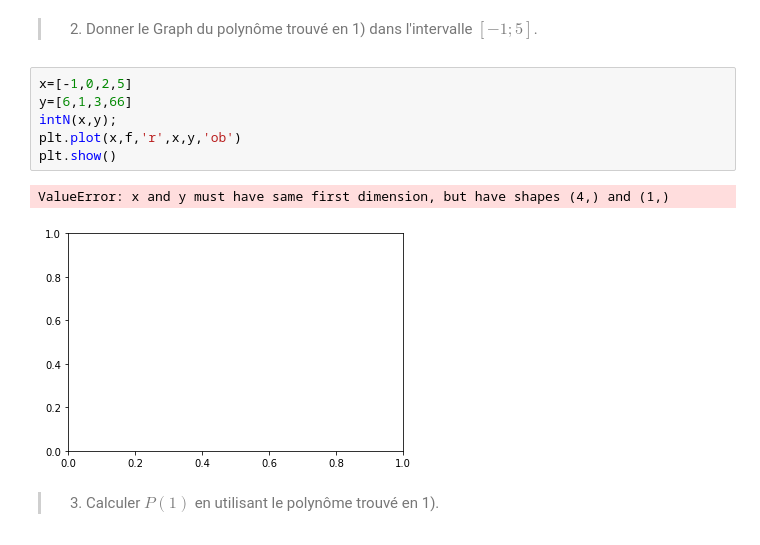
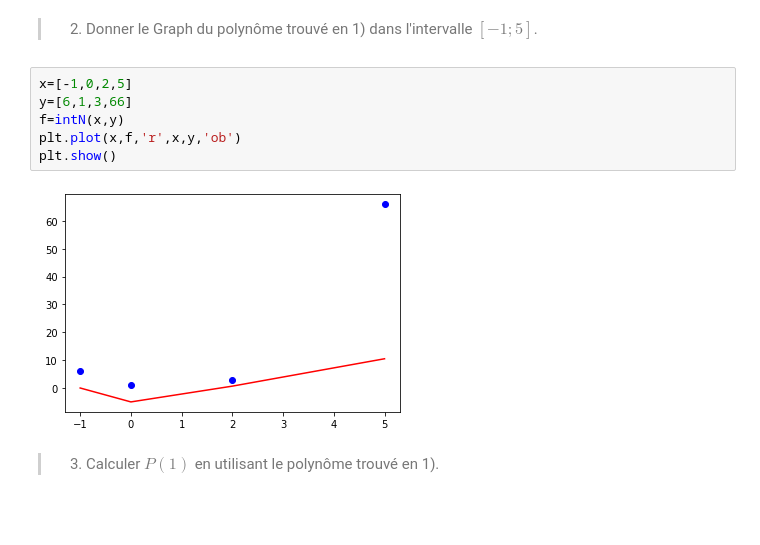
Before and after one commit to ghadaghanney/NUM_ANALYSIS, a Jupyter notebook: NUM_ANALYSIS.TP2.ipynb, the cells around one changed output. Cells and saved outputs as stored; diff of their text form; blank space fills up the shorter version.

```diff
--- a/NUM_ANALYSIS.TP2.ipynb
+++ b/NUM_ANALYSIS.TP2.ipynb
@@ -280,12 +280,11 @@ array([   7., -118.,   27.,  838.])
 # %%
 x=[-1,0,2,5]
 y=[6,1,3,66]
-intN(x,y);
+f=intN(x,y)
 plt.plot(x,f,'r',x,y,'ob')
 plt.show()
 # %% [output]
-ValueError: x and y must have same first dimension, but have shapes (4,) and (1,)
-[figure, old version]
+[figure, new version]
 # %% [markdown]
 
 >3) Calculer $P(1)$ en utilisant le polynôme trouvé en 1).
```
Also changed, not shown: parts of 2 cells of this notebook.
